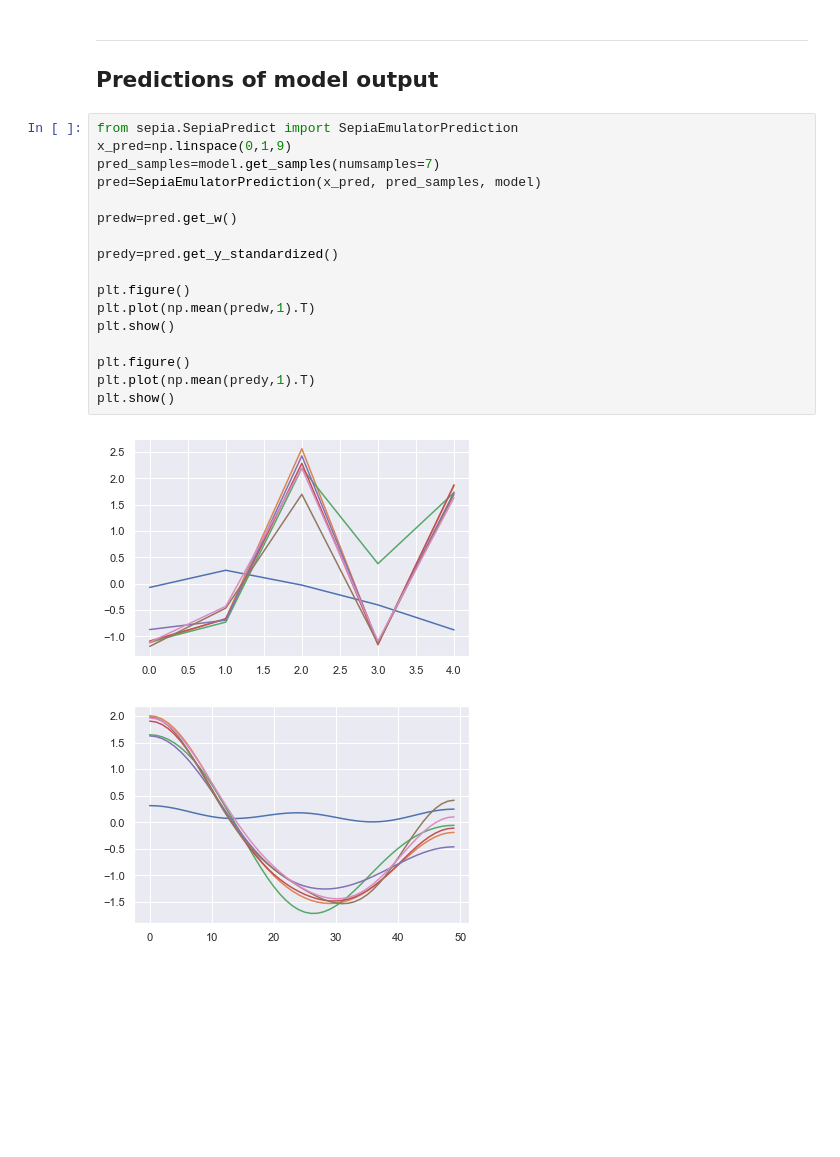
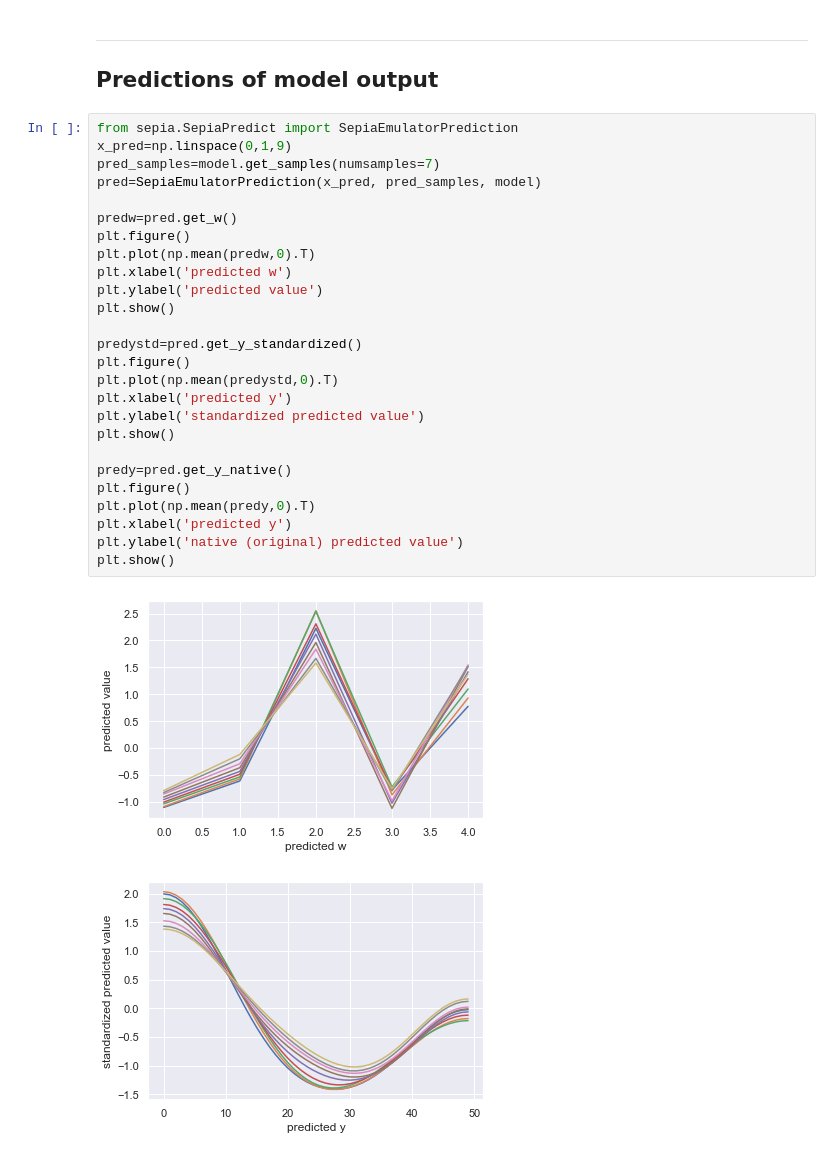
Before and after one commit to lanl/SEPIA, a Jupyter notebook: sepia/Examples/multivariate_example_with_prediction.ipynb, the cells around one changed output. Saved outputs shown, nothing was run; the diff lists cells and outputs as text; blank space fills up the shorter version.

```diff
--- a/sepia/Examples/multivariate_example_with_prediction.ipynb
+++ b/sepia/Examples/multivariate_example_with_prediction.ipynb
@@ -120,20 +117,29 @@ Most easy to interpret is `theta`, which is the posterior distribution over the
 # %%
 from sepia.SepiaPredict import SepiaEmulatorPrediction
 x_pred=np.linspace(0,1,9)
 pred_samples=model.get_samples(numsamples=7)
 pred=SepiaEmulatorPrediction(x_pred, pred_samples, model)
 
 predw=pred.get_w()
-
-predy=pred.get_y_standardized()
-
 plt.figure()
-plt.plot(np.mean(predw,1).T)
+plt.plot(np.mean(predw,0).T)
+plt.xlabel('predicted w')
+plt.ylabel('predicted value')
 plt.show()
 
+predystd=pred.get_y_standardized()
 plt.figure()
-plt.plot(np.mean(predy,1).T)
+plt.plot(np.mean(predystd,0).T)
+plt.xlabel('predicted y')
+plt.ylabel('standardized predicted value')
 plt.show()
+
+predy=pred.get_y_native()
+plt.figure()
+plt.plot(np.mean(predy,0).T)
+plt.xlabel('predicted y')
+plt.ylabel('native (original) predicted value')
+plt.show()
 # %% [output]
-[figure, old version]
+[figure, new version]
-[figure, old version]
+[figure, new version]
```
Also changed, not shown: parts of 2 cells of this notebook, 1 other file.
